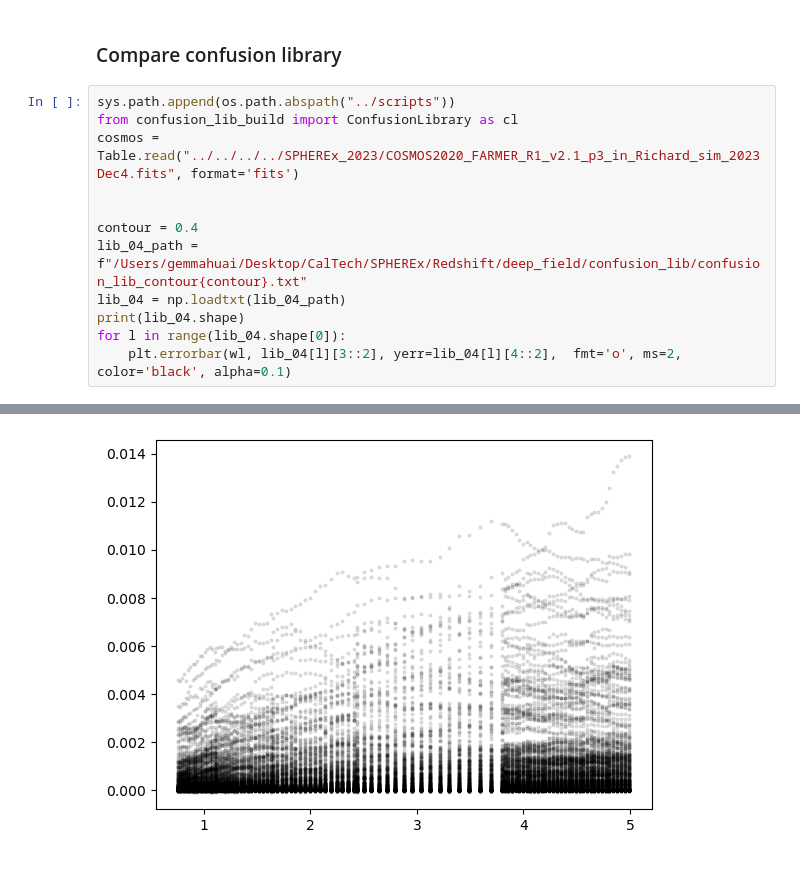
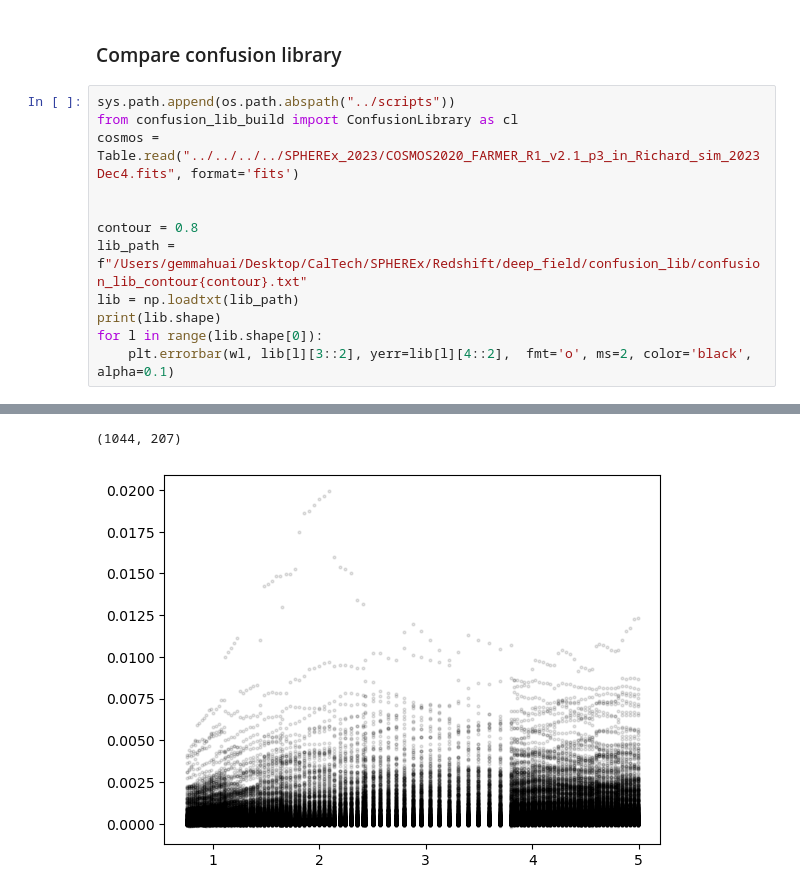
Before and after one commit to gemmahuai/deep-field-selection, a Jupyter notebook: analysis/test_truth_secondary_photometry.ipynb, the cells around one changed output, grey strips where cells are left out. Saved outputs shown, nothing was run; the diff lists cells and outputs as text.

Commit message:
version used for actual data processing, on deep field photometry

```diff
--- a/analysis/test_truth_secondary_photometry.ipynb
+++ b/analysis/test_truth_secondary_photometry.ipynb
@@ -1826,10 +1827,10 @@ from confusion_lib_build import ConfusionLibrary as cl
 cosmos = Table.read("../../../../SPHEREx_2023/COSMOS2020_FARMER_R1_v2.1_p3_in_Richard_sim_2023Dec4.fits", format='fits')
 
 
-contour = 0.4
-lib_04_path = f"/Users/gemmahuai/Desktop/CalTech/SPHEREx/Redshift/deep_field/confusion_lib/confusion_lib_contour{contour}.txt"
-lib_04 = np.loadtxt(lib_04_path)
-print(lib_04.shape)
-for l in range(lib_04.shape[0]):
-    plt.errorbar(wl, lib_04[l][3::2], yerr=lib_04[l][4::2],  fmt='o', ms=2, color='black', alpha=0.1)
+contour = 0.8
+lib_path = f"/Users/gemmahuai/Desktop/CalTech/SPHEREx/Redshift/deep_field/confusion_lib/confusion_lib_contour{contour}.txt"
+lib = np.loadtxt(lib_path)
+print(lib.shape)
+for l in range(lib.shape[0]):
+    plt.errorbar(wl, lib[l][3::2], yerr=lib[l][4::2],  fmt='o', ms=2, color='black', alpha=0.1)
 # %% [output]
@@ -1837,4 +1841,5 @@ for l in range(lib_04.shape[0]):
+(1044, 207)
-[figure, old version]
+[figure, new version]
 # %%
 idx_refcat = np.loadtxt(f"../../data/refcat_cuts/boolean_cut_{contour}.txt")
 
```
Also changed, not shown: parts of 3 cells of this notebook, 14 other files.
